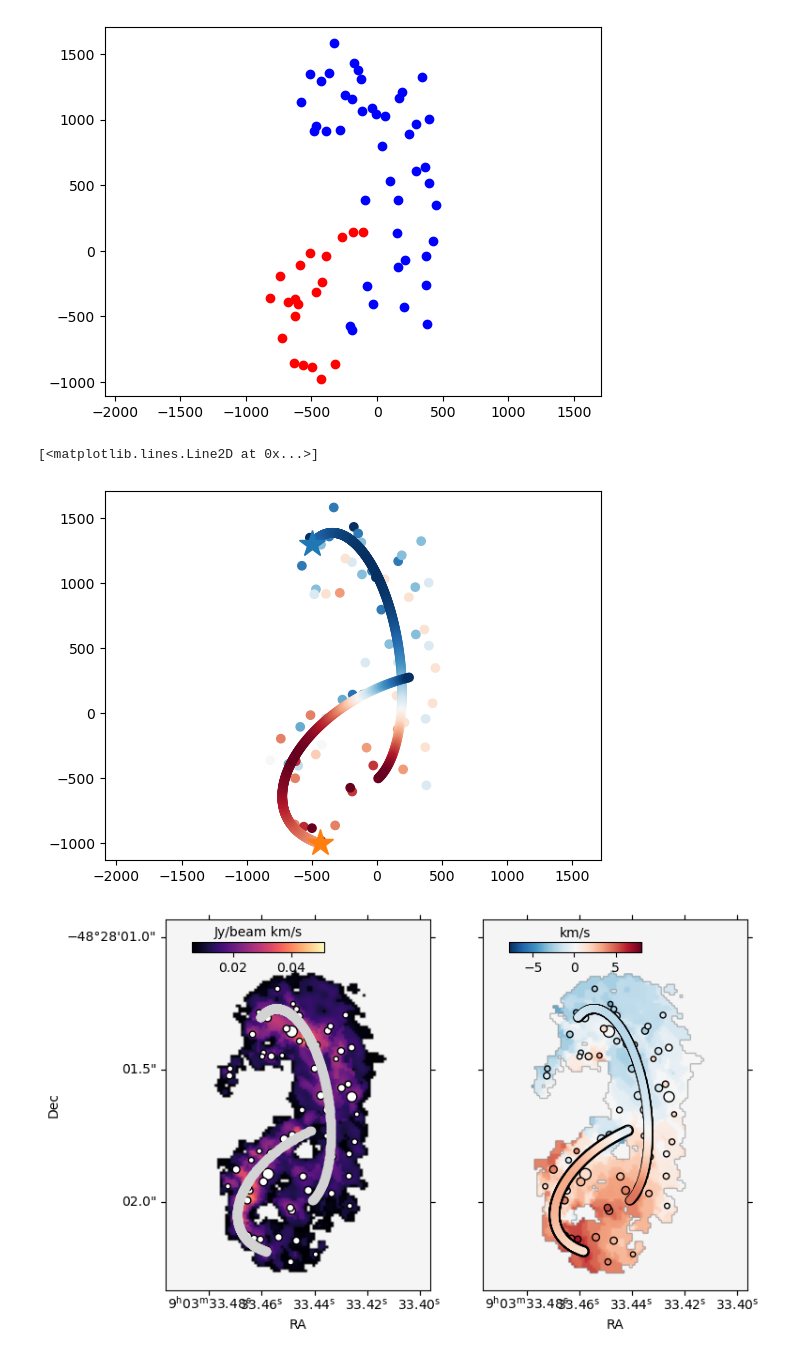
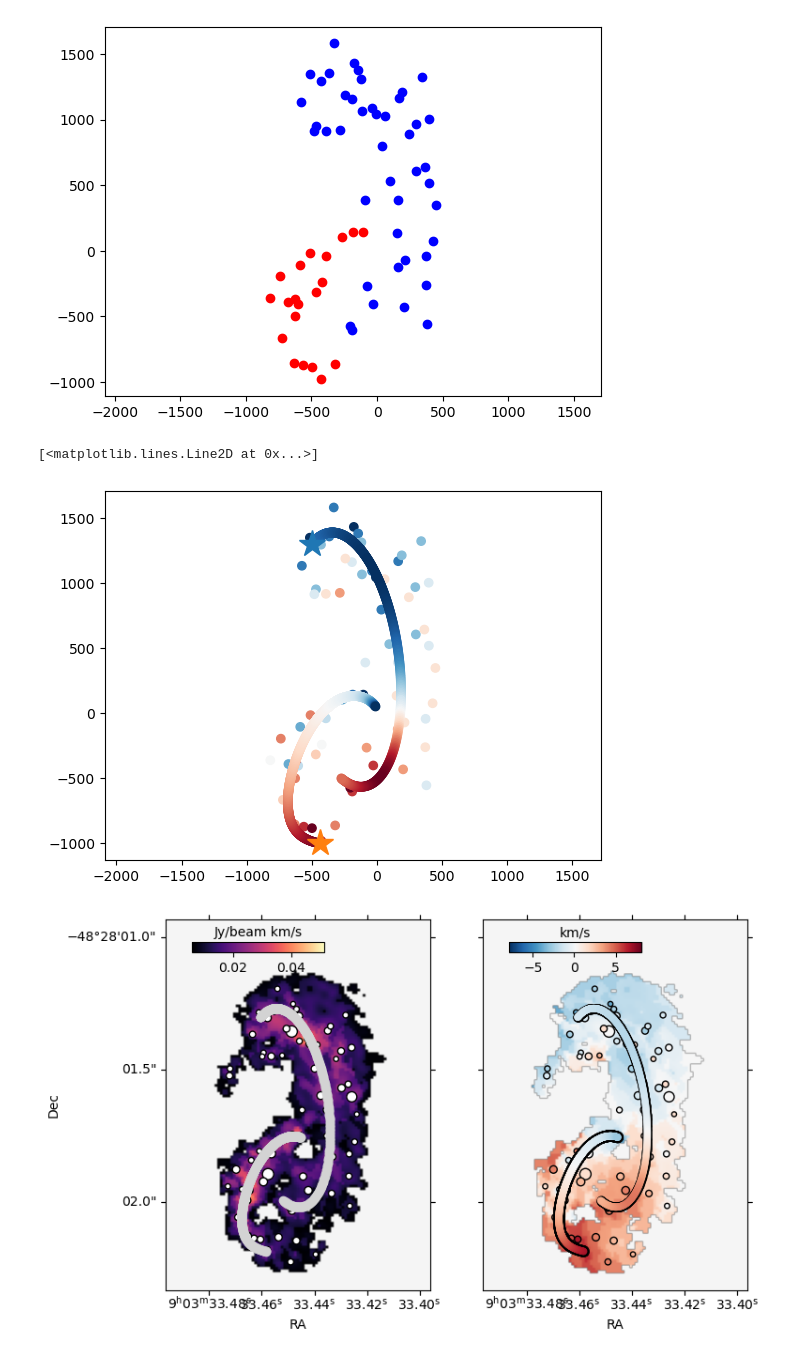
Before and after one commit to BIGcarter/MCMC-fit-streamer, a Jupyter notebook: channel-peak.ipynb, the cells around one changed output. Cells and saved outputs as stored; diff of their text form; code cells hidden in the pictures.

```diff
--- a/channel-peak.ipynb
+++ b/channel-peak.ipynb
@@ -258,8 +258,10 @@ plt.axis('equal')
  1707.8010642851452)
 [figure]
 # %%
-traj_north = np.load("ns_trajectory_no_pressure_north.npz")
-traj_south = np.load("ns_trajectory_no_pressure_south.npz")
+# traj_north = np.load("ns_trajectory_no_pressure_north.npz")
+# traj_south = np.load("ns_trajectory_no_pressure_south.npz")
+traj_north = np.load("orbit_view_north.npz")
+traj_south = np.load("orbit_view.npz")
 # %%
 traj_north_x = traj_north["x"]
 traj_north_y = traj_north["y"]
@@ -283,7 +285,7 @@ plt.plot(-500,1300,marker="*",markersize=20)
 plt.plot(-440,-1000,marker="*",markersize=20)
 # %% [output]
 [<matplotlib.lines.Line2D at 0x...>]
-[figure, old version]
+[figure, new version]
 # %%
 #*pixelsize*d
 dist = 2600
@@ -402,7 +404,7 @@ cbar.ax.xaxis.set_label_position('top')
 
 ###### Gemini version ######
 
-n_stop_south = -20
+n_stop_south = -50
 # 定义基础大小和描边宽度
 base_size = 20  # 根据你原本的散点大小调整
 lw_stroke = 2   # 描边宽度
@@ -436,31 +438,31 @@ ax1.scatter(traj_north_x_pix, traj_north_y_pix, color='lightgrey')
 ax1.scatter(traj_south_x_pix[:n_stop_south], traj_south_y_pix[:n_stop_south], color='lightgrey')
 
 
 
 #### plot a band
 PLOT_BAND = False
 if PLOT_BAND:
     from streamer_model import sample_sphere_trajectories
 
     trajs = sample_sphere_trajectories(
         x_center=-440, y_center=1200, z_center=200,
         M=15.0,
         v_r=-0.697, log10_omega=-4.13,
         theta_axis_deg=61.3, phi_axis_deg=142,
         sphere_radius=300, n_particles=500,
         # azimuth_max_delta_deg=270,
         alpha = 1e6,
     )
 
     n_traj = len(trajs)
     for i in range(n_traj):
         traj_x = trajs[i][0]
         traj_y = trajs[i][1]
         # traj_z = trajs[i][2]
         traj_v = trajs[i][3]
         traj_x_pix = traj_x/pixelsize/dist+cx
         traj_y_pix = traj_y/pixelsize/dist+cy
         # ax1.plot(traj_x_pix, traj_y_pix,color="lightgrey", alpha=0.5)
         ax2.plot(traj_x_pix, traj_y_pix,color="lightgrey", alpha=0.05)
 # %% [output]
-[figure, old version]
+[figure, new version]
```
Also changed, not shown: 6 other files.
